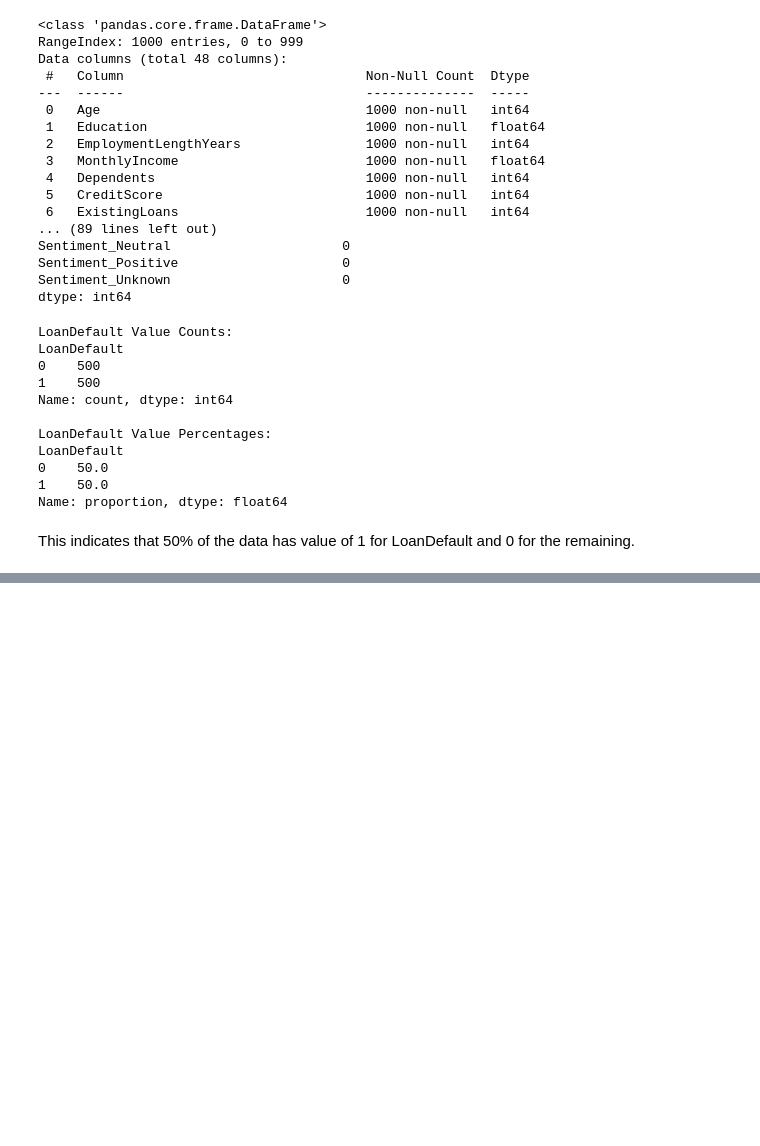
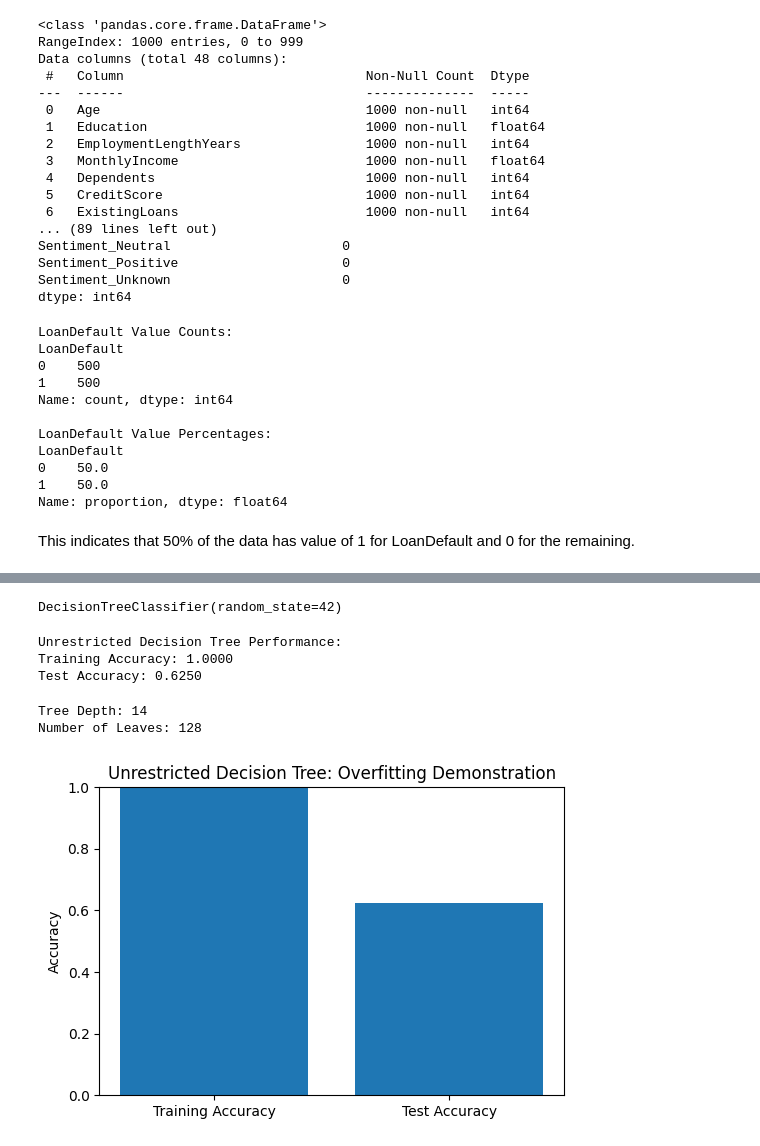
Before and after one commit to Aireenelz/WIE3007-DMW-Group6, a Jupyter notebook: notebooks/BaselineModel.ipynb, the cells around one changed output, grey strips where cells are left out. Cells and saved outputs as stored; diff of their text form; code cells hidden in the pictures; blank space fills up the shorter version.

```diff
--- a/notebooks/BaselineModel.ipynb
+++ b/notebooks/BaselineModel.ipynb
@@ -552,0 +108,6 @@ Setting `pad_token_id` to `eos_token_id`:2 for open-end generation.
+# %%
+# Unrestricted Decision Tree
+dt_overfit = DecisionTreeClassifier(random_state=42)
+dt_overfit.fit(X_train, y_train)
+# %% [output]
+DecisionTreeClassifier(random_state=42)
@@ -552,0 +117,30 @@ Setting `pad_token_id` to `eos_token_id`:2 for open-end generation.
+# %%
+# Training vs Test accuracy
+train_acc_overfit = dt_overfit.score(X_train, y_train)
+test_acc_overfit = dt_overfit.score(X_test, y_test)
+
+print("Unrestricted Decision Tree Performance:")
+print(f"Training Accuracy: {train_acc_overfit:.4f}")
+print(f"Test Accuracy: {test_acc_overfit:.4f}")
+# %% [output]
+Unrestricted Decision Tree Performance:
+Training Accuracy: 1.0000
+Test Accuracy: 0.6250
+# %%
+print(f"Tree Depth: {dt_overfit.get_depth()}")
+print(f"Number of Leaves: {dt_overfit.get_n_leaves()}")
+# %% [output]
+Tree Depth: 14
+Number of Leaves: 128
+# %%
+accuracies = [train_acc_overfit, test_acc_overfit]
+labels = ['Training Accuracy', 'Test Accuracy']
+
+plt.figure(figsize=(6, 4))
+plt.bar(labels, accuracies)
+plt.ylim(0, 1)
+plt.title('Unrestricted Decision Tree: Overfitting Demonstration')
+plt.ylabel('Accuracy')
+plt.show()
+# %% [output]
+[figure, added]
```
Also changed, not shown: parts of 47 cells of this notebook.
